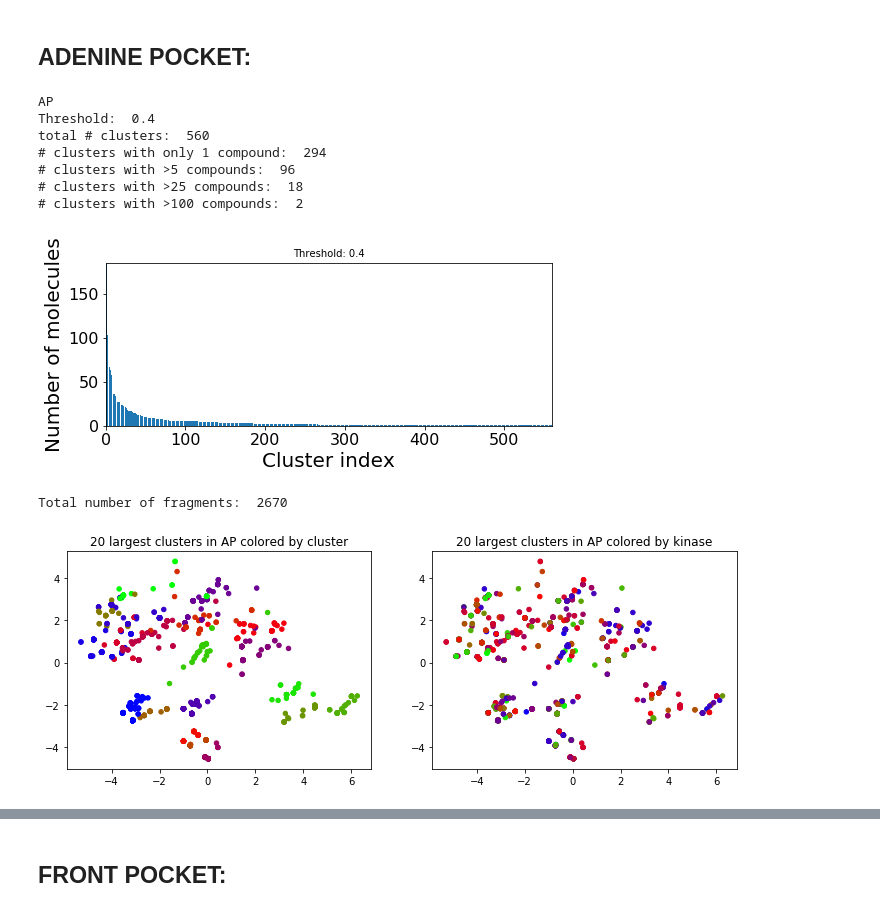
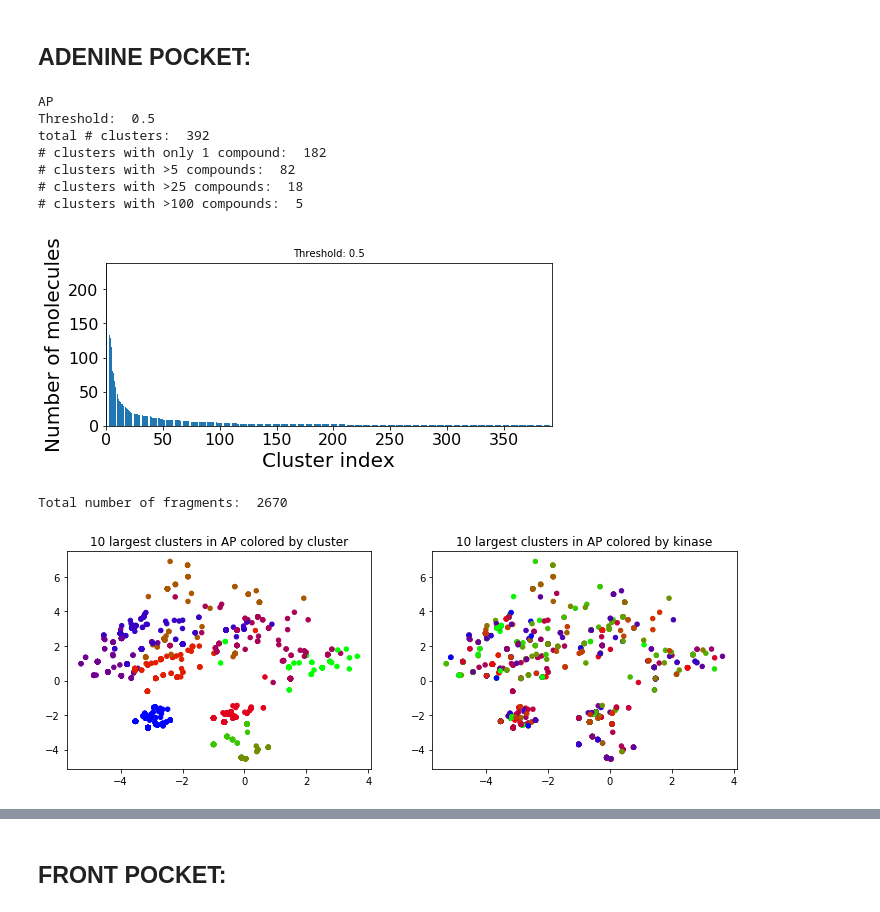
Before and after one commit to volkamerlab/KinaseFocusedFragmentLibrary, a Jupyter notebook: analysis/clustering.ipynb, the cells around one changed output, grey strips where cells are left out. Saved outputs shown, nothing was run; the diff lists cells and outputs as text; code cells hidden in the pictures.

```diff
--- a/analysis/clustering.ipynb
+++ b/analysis/clustering.ipynb
@@ -571,7 +571,7 @@ def cluster_scatter_plots(x, y, clusters, n_clusters, sb):
 # %%
 # investigate adenine pocket clusters
 sb = 2
-cutoff = 0.4
+cutoff = 0.5
 fps = get_fps(data[sb])
 frags = get_mols(data[sb])
 
@@ -584,13 +584,13 @@ analyze_clusters(clusters, sb, cutoff)
 print('Total number of fragments: ', len(frags))
 # %% [output]
 AP
-Threshold:  0.4
-total # clusters:  560
-# clusters with only 1 compound:  294
-# clusters with >5 compounds:  96
+Threshold:  0.5
+total # clusters:  392
+# clusters with only 1 compound:  182
+# clusters with >5 compounds:  82
 # clusters with >25 compounds:  18
-# clusters with >100 compounds:  2
+# clusters with >100 compounds:  5
-[figure, old version]
+[figure, new version]
 Total number of fragments:  2670
 # %%
 # convert the RDKit explicit vectors into numpy arrays
@@ -604,10 +604,10 @@ for fp in fps:
 x, y = principal_components(np_fps)
 # %%
 # plot clusters
-n_clusters = 20
+n_clusters = 10
 cluster_scatter_plots(x, y, clusters, n_clusters, sb)
 # %% [output]
-[figure, old version]
+[figure, new version]
 # %%
 substructures = []
 legends = []
```
Also changed, not shown: parts of 9 cells of this notebook, 2 other files.
